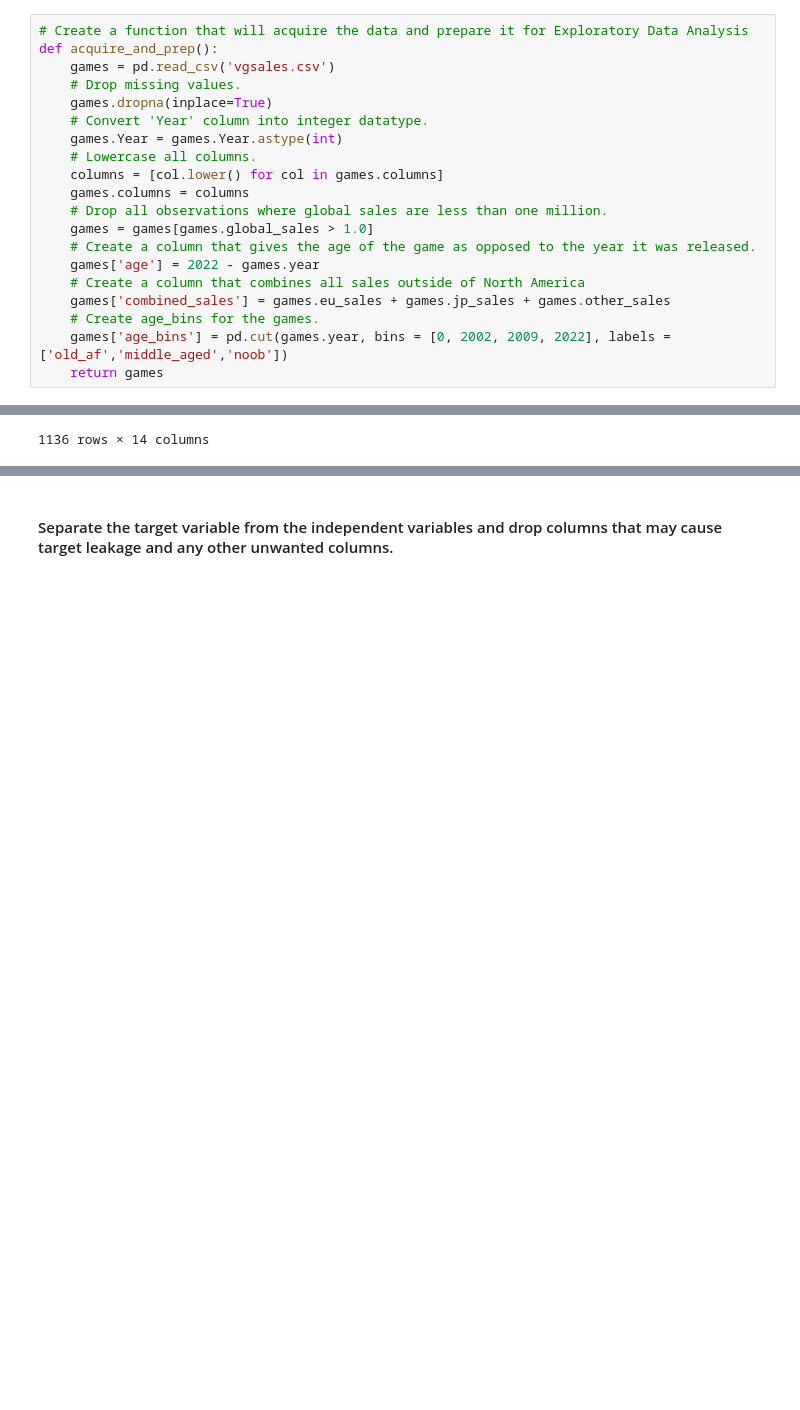
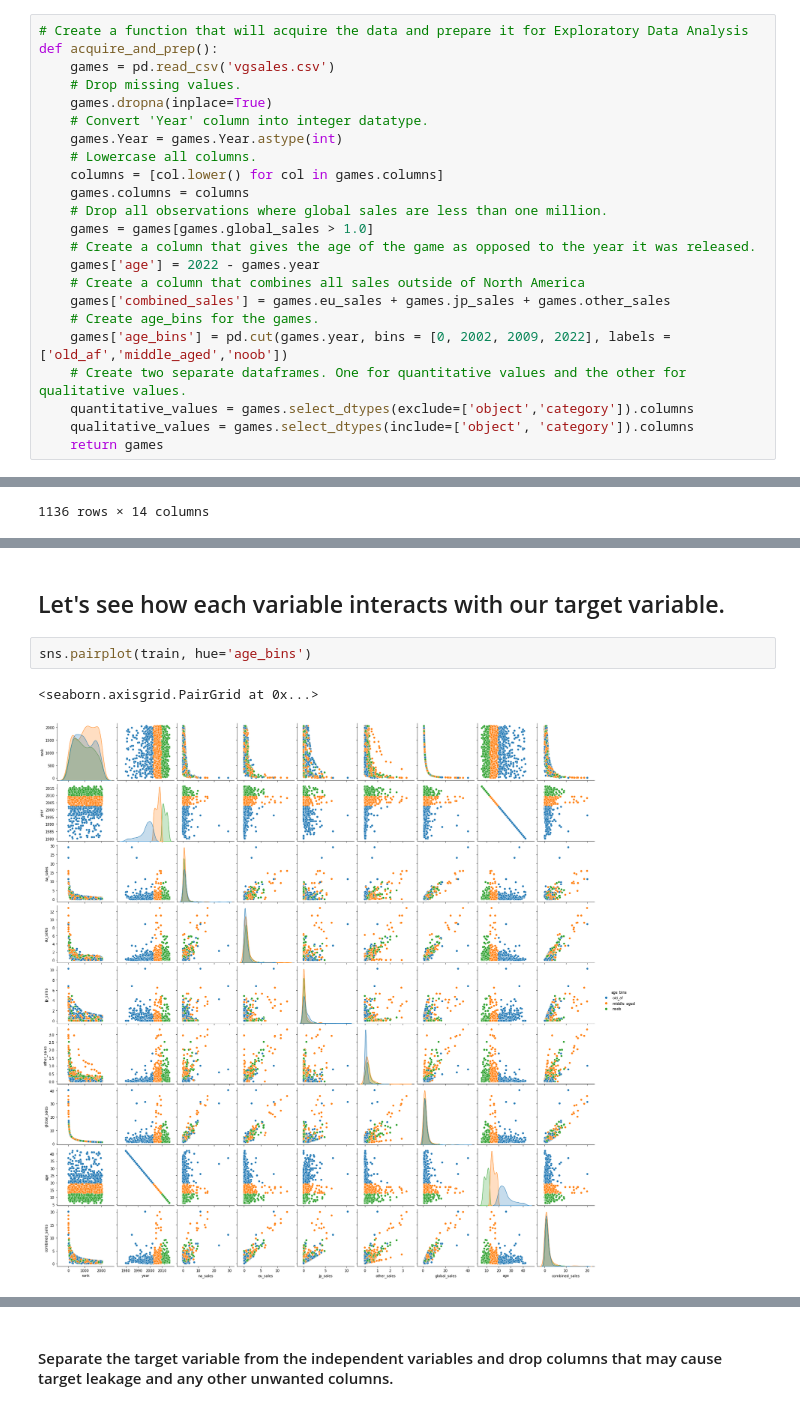
Before and after one commit to brentschriver/press_start, a Jupyter notebook: press-start-workflow.ipynb, the cells around one changed output, grey strips where cells are left out. Cells and saved outputs as stored; diff of their text form; blank space fills up the shorter version.

```diff
--- a/press-start-workflow.ipynb
+++ b/press-start-workflow.ipynb
@@ -190,6 +190,9 @@ def acquire_and_prep():
     games['combined_sales'] = games.eu_sales + games.jp_sales + games.other_sales
     # Create age_bins for the games.
     games['age_bins'] = pd.cut(games.year, bins = [0, 2002, 2009, 2022], labels = ['old_af','middle_aged','noob'])
+    # Create two separate dataframes. One for quantitative values and the other for qualitative values.
+    quantitative_values = games.select_dtypes(exclude=['object','category']).columns
+    qualitative_values = games.select_dtypes(include=['object', 'category']).columns
     return games
 # %%
 games = acquire_and_prep()
@@ -399,0 +392,7 @@ sns.pairplot(train)
+# %% [markdown]
+## Let's see how each variable interacts with our target variable.
+# %%
+sns.pairplot(train, hue='age_bins')
+# %% [output]
+<seaborn.axisgrid.PairGrid at 0x...>
+[figure, added]
```
Also changed, not shown: parts of 108 cells of this notebook, 2 other files.
